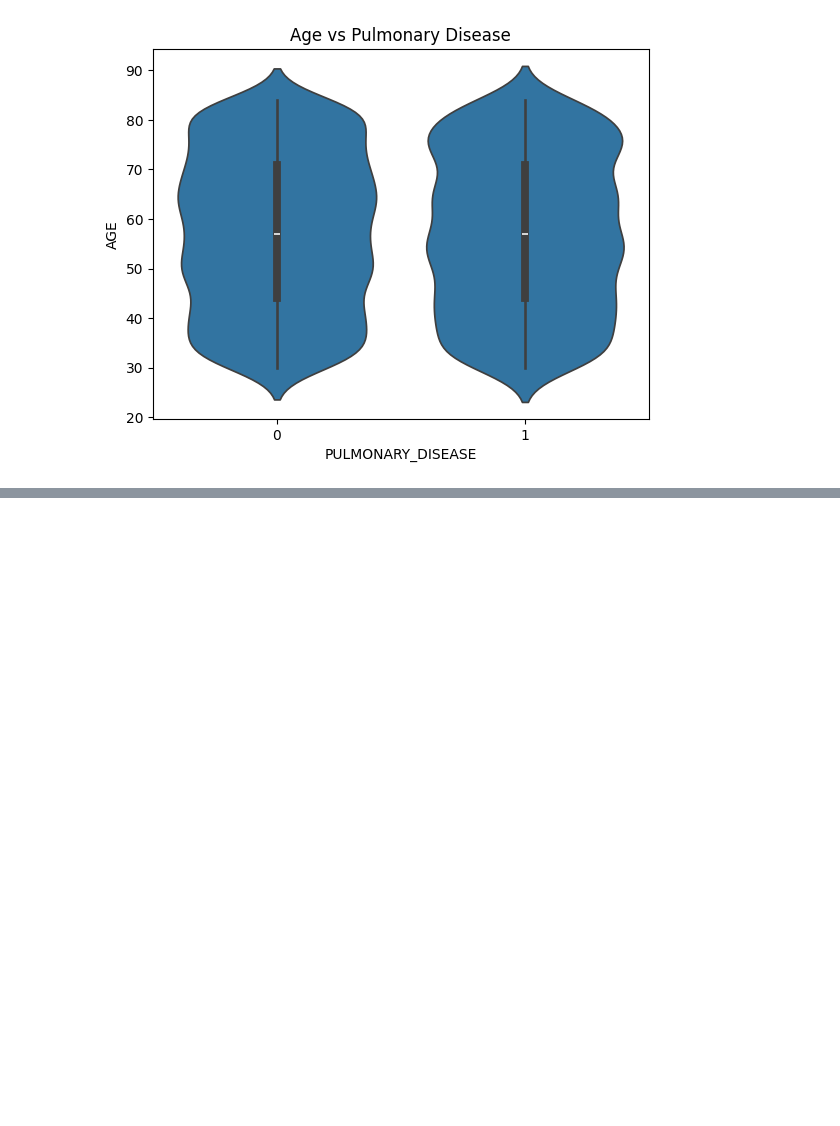
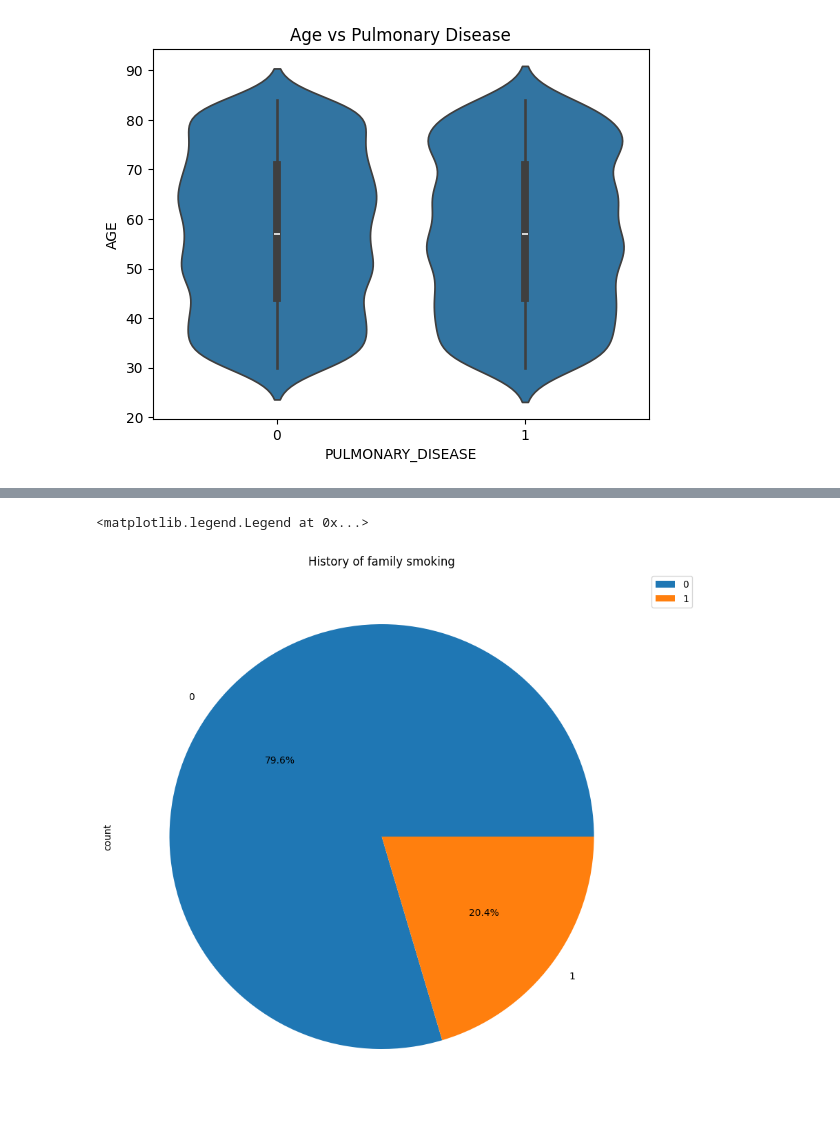
Before and after one commit to Souz0/FYP, a Jupyter notebook: Database_3.ipynb, the cells around one changed output, grey strips where cells are left out. Cells and saved outputs as stored; diff of their text form; code cells hidden in the pictures; blank space fills up the shorter version.

```diff
--- a/Database_3.ipynb
+++ b/Database_3.ipynb
@@ -570,11 +576,14 @@ SmkHist.legend(loc='upper left', bbox_to_anchor=(1,1))
 # %%
-SmkHist = X['SMOKING_HISTORY_FAMILY'].value_counts().plot(
+SmkHist = X['SMOKING_FAMILY_HISTORY'].value_counts().plot(
     kind='pie',
     title="History of family smoking",
     autopct='%1.1f%%',
     figsize=(15,10)
 )
 
 SmkHist.legend(loc='upper left', bbox_to_anchor=(1,1))
+# %% [output]
+<matplotlib.legend.Legend at 0x...>
+[figure, added]
 # %%
 pd.crosstab(
```
Also changed, not shown: parts of 17 cells of this notebook.
